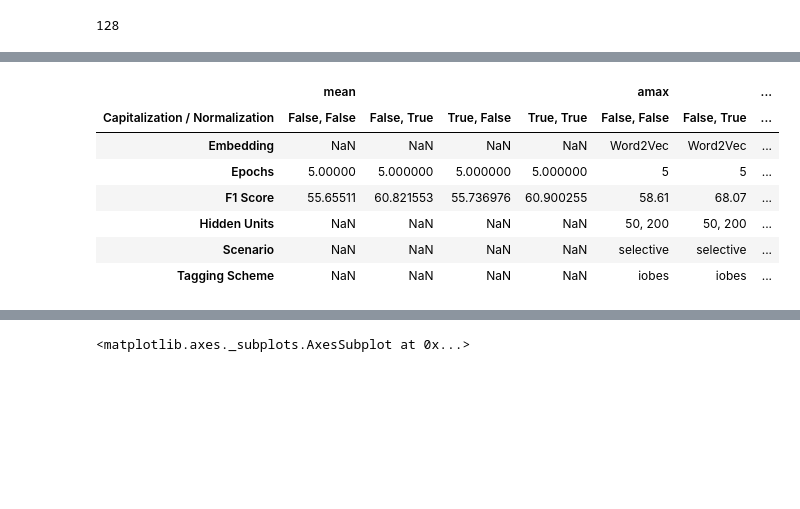
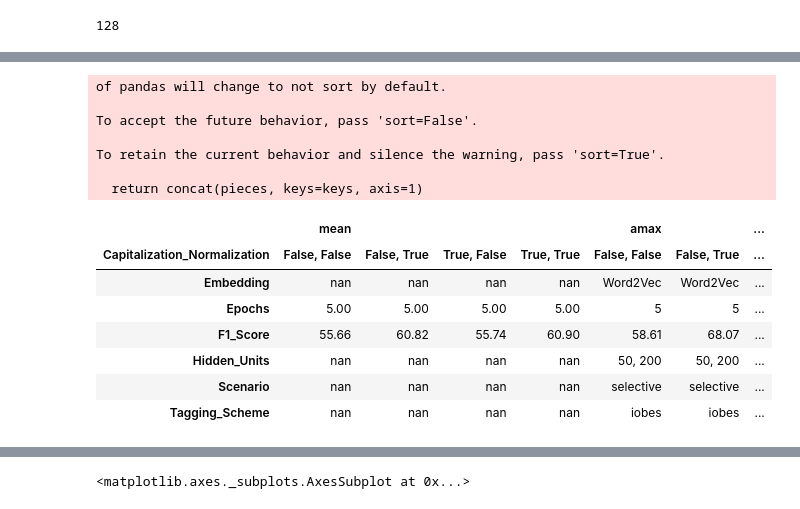
Before and after one commit to pvcastro/deeplearningufg, a Jupyter notebook: artigo_propor_2018/Portuguese Tagger Stats LR_01-Copy1.ipynb, the cells around one changed output, grey strips where cells are left out. Cells and saved outputs as stored; diff of their text form; code cells hidden in the pictures; blank space fills up the shorter version.

```diff
--- a/artigo_propor_2018/Portuguese Tagger Stats LR_01-Copy1.ipynb
+++ b/artigo_propor_2018/Portuguese Tagger Stats LR_01-Copy1.ipynb
@@ -51,9 +51,9 @@ dados_df
 | 397 | 2 | 5 | selective | FastText | iob | True | True | ... |
 | 398 | 2 | 5 | selective | FastText | iob | True | True | ... |
 # %%
-dados_df['Capitalization / Normalization'] = dados_df.apply(lambda row: agrupar_colunas(row, colunas=['Capitalisation Dim','Lower']), axis=1)
+dados_df['Capitalization_Normalization'] = dados_df.apply(lambda row: agrupar_colunas(row, colunas=['Capitalisation_Dim','Lower']), axis=1)
 # %%
-dados_df['Hidden Units'] = dados_df.apply(lambda row: agrupar_colunas(row, colunas=['Char LSTM Dim','Word LSTM Dim']), axis=1)
+dados_df['Hidden_Units'] = dados_df.apply(lambda row: agrupar_colunas(row, colunas=['Char_LSTM_Dim','Word_LSTM_Dim']), axis=1)
 # %%
 dados_df
 # %% [output]
@@ -77,5 +77,5 @@ dados_df
 # %%
-groups = dados_df.groupby(['Epochs','Embedding','Scenario','Tagging Scheme','Capitalization / Normalization','Hidden Units'])
+groups = dados_df.groupby(['Epochs','Embedding','Scenario','Tagging_Scheme','Capitalization_Normalization','Hidden_Units'])
 # %%
 len(groups)
 # %% [output]
@@ -118,7 +118,7 @@ filtered_groups = []
 for group in groups.groups:
     group_df = groups.get_group(group)
     #print(group_df)
-    group_df = group_df[outliers_iqr(group_df['F1 Score'])]
+    group_df = group_df[outliers_iqr(group_df['F1_Score'])]
     #print(group_df)
     #print(group_df['F1 Score'], outliers_iqr(group_df['F1 Score']))
     #filtered = outliers_iqr(group_df['F1 Score'].tolist())
@@ -226,12 +233,19 @@ dados_fscore_df.pivot_table(columns=['Embedding'], aggfunc=[np.mean, np.max, np.
 # %%
-dados_fscore_df.pivot_table(columns=['Capitalization / Normalization'], aggfunc=[np.mean, np.max, np.min, np.std])
+dados_fscore_df.pivot_table(columns=['Capitalization_Normalization'], aggfunc=[np.mean, np.max, np.min, np.std])
 # %% [output]
+of pandas will change to not sort by default.
+
+To accept the future behavior, pass 'sort=False'.
+
+To retain the current behavior and silence the warning, pass 'sort=True'.
+
+  return concat(pieces, keys=keys, axis=1)
 |  | mean |  |  |  | amax |  | ... |
-| Capitalization / Normalization | False, False | False, True | True, False | True, True | False, False | False, True | ... |
-| Embedding | NaN | NaN | NaN | NaN | Word2Vec | Word2Vec | ... |
-| Epochs | 5.00000 | 5.000000 | 5.000000 | 5.000000 | 5 | 5 | ... |
-| F1 Score | 55.65511 | 60.821553 | 55.736976 | 60.900255 | 58.61 | 68.07 | ... |
-| Hidden Units | NaN | NaN | NaN | NaN | 50, 200 | 50, 200 | ... |
-| Scenario | NaN | NaN | NaN | NaN | selective | selective | ... |
-| Tagging Scheme | NaN | NaN | NaN | NaN | iobes | iobes | ... |
+| Capitalization_Normalization | False, False | False, True | True, False | True, True | False, False | False, True | ... |
+| Embedding | nan | nan | nan | nan | Word2Vec | Word2Vec | ... |
+| Epochs | 5.00 | 5.00 | 5.00 | 5.00 | 5 | 5 | ... |
+| F1_Score | 55.66 | 60.82 | 55.74 | 60.90 | 58.61 | 68.07 | ... |
+| Hidden_Units | nan | nan | nan | nan | 50, 200 | 50, 200 | ... |
+| Scenario | nan | nan | nan | nan | selective | selective | ... |
+| Tagging_Scheme | nan | nan | nan | nan | iobes | iobes | ... |
 # %%
```
Also changed, not shown: parts of 36 cells of this notebook, 13 other files.
